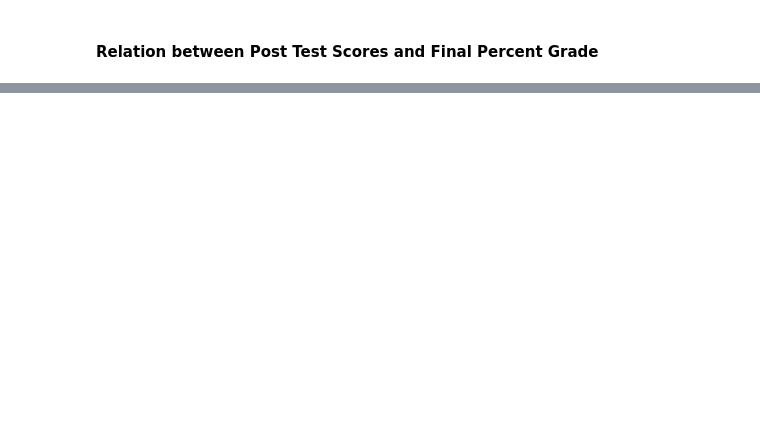
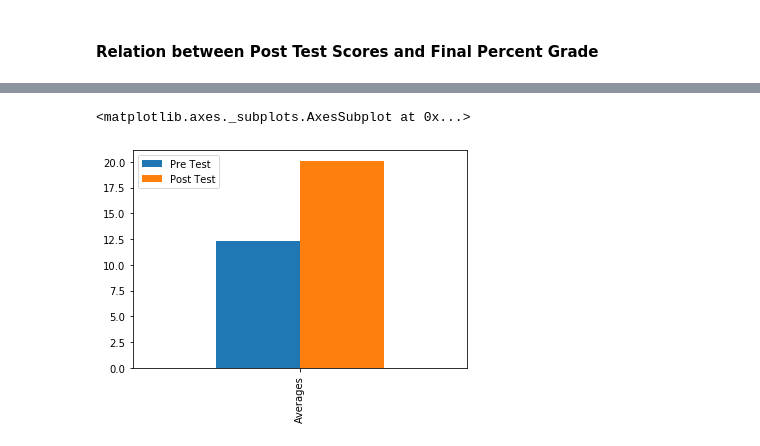
Before and after one commit to xavierdms/data-analysis-assignment, a Jupyter notebook: Writeup.ipynb, the cells around one changed output, grey strips where cells are left out. Cells and saved outputs as stored; diff of their text form; code cells hidden in the pictures; blank space fills up the shorter version.

```diff
--- a/Writeup.ipynb
+++ b/Writeup.ipynb
@@ -54,14 +54,16 @@ scatter_plot = data_post.plot.scatter(x='PercentGrade', y='Test Score')
 # %%
 codes_pre = data_pre['Participant Code'].to_numpy()
 codes_post = data_post['Participant Code'].to_numpy()
 codes_pre_ind = pd.Index(codes_pre)
 codes_post_ind = pd.Index(codes_post)
 codes = codes_pre_ind.intersection(codes_post_ind) #only student codes who took both tests
 
 pre_sc = data_pre[data_pre['Participant Code'].isin(codes)]
 post_sc = data_post[data_post['Participant Code'].isin(codes)]
-index=codes
 
-df = pd.DataFrame({'Pre Test': pre_sc['Test Score'],
-                   'Post Test': post_sc['Test Score']}, index=index)
-#ax = df.plot()
+avgs = pd.DataFrame({'Pre Test': pre_sc['Test Score'].mean(),
+                   'Post Test': post_sc['Test Score'].mean()}, index=['Averages'])
+avgs.plot.bar()
+# %% [output]
+<matplotlib.axes._subplots.AxesSubplot at 0x...>
+[figure, added]
```
Also changed, not shown: parts of 12 cells of this notebook, 4 other files.
